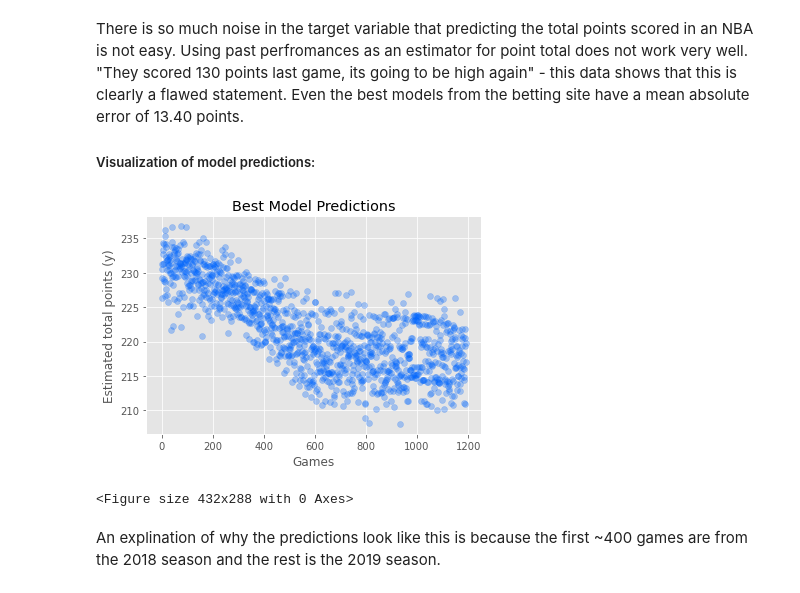
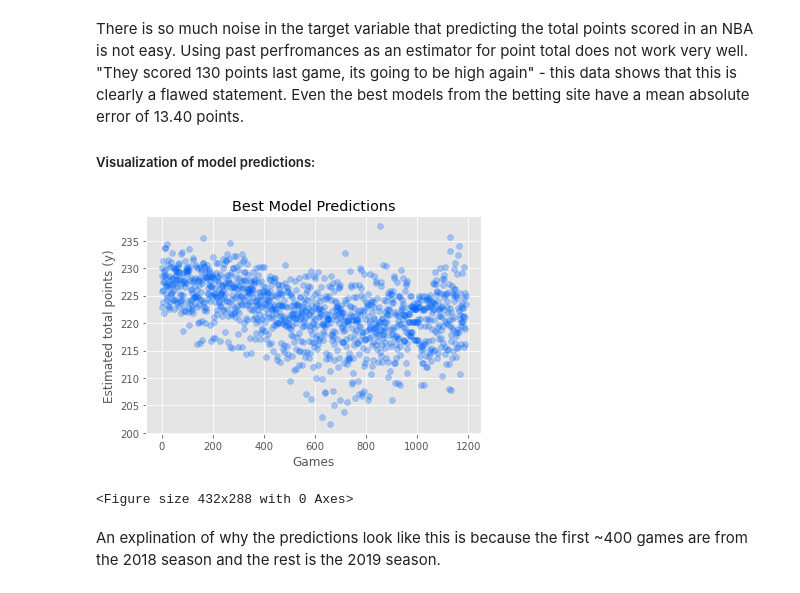
Before and after one commit to PerryGraham/Betting-Model-NBA, a Jupyter notebook: BettingModel.ipynb, the cells around one changed output. Drawn from its saved outputs; the diff is of its cells as text; code cells hidden in the pictures.

```diff
--- a/BettingModel.ipynb
+++ b/BettingModel.ipynb
@@ -458,0 +483,21 @@ print(mean_last_season)
+# %%
+from sklearn.preprocessing import MinMaxScaler
+scaler = MinMaxScaler()
+X_testing = scaler.fit_transform(X_train)
+X_testing_valid = scaler.transform(X_valid)
+# %%
+xg1 = xgb.XGBRegressor(base_score=0.5, booster='gbtree',
+             colsample_bylevel=0.8886553695663921, colsample_bynode=1,
+             colsample_bytree=0.6068338278675369, gamma=0.0017889282555567038,
+             gpu_id=-1, importance_type='gain', interaction_constraints='',
+             learning_rate=0.0013963222902296055, max_delta_step=0, max_depth=7,
+             min_child_weight=19, monotone_constraints='()',
+             n_estimators=5400, n_jobs=0, num_parallel_tree=1,
+             objective='reg:linear', random_state=1,
+             reg_alpha=0.22448614695919908, reg_lambda=2.9482948529431052,
+             scale_pos_weight=1, seed=1, subsample=0.8571414026048771,
+             tree_method='exact', validate_parameters=1, verbosity=None).fit(X_testing,y_train)
+
+pred_xg1 = xg1.predict(X_testing_valid)
+xg1_regr = mean_absolute_error(pred_xg1, y_valid)
+print("mae",xg1_regr)
@@ -503,14 +552,15 @@ There is so much noise in the target variable that predicting the total points s
 
 ##### Visualization of model predictions:
 # %%
+import numpy as np
 with plt.style.context("ggplot"):
-    plt.scatter(range(len(pred_ls)), pred_ls, marker="o", alpha=0.3,color = "#0066ff")
+    plt.scatter(range(len(pred_xg1)), pred_xg1, marker="o", alpha=0.3,color = "#0066ff")
     plt.xlabel("Games")
     plt.ylabel("Estimated total points (y)")
     plt.title("Best Model Predictions")
 fig6 = plt.figure();
 # %% [output]
-[figure, old version]
+[figure, new version]
 <Figure size 432x288 with 0 Axes>
 # %% [markdown]
 An explination of why the predictions look like this is because the first ~400 games are from the 2018 season and the rest is the 2019 season.
```
Also changed, not shown: parts of 12 cells of this notebook.
